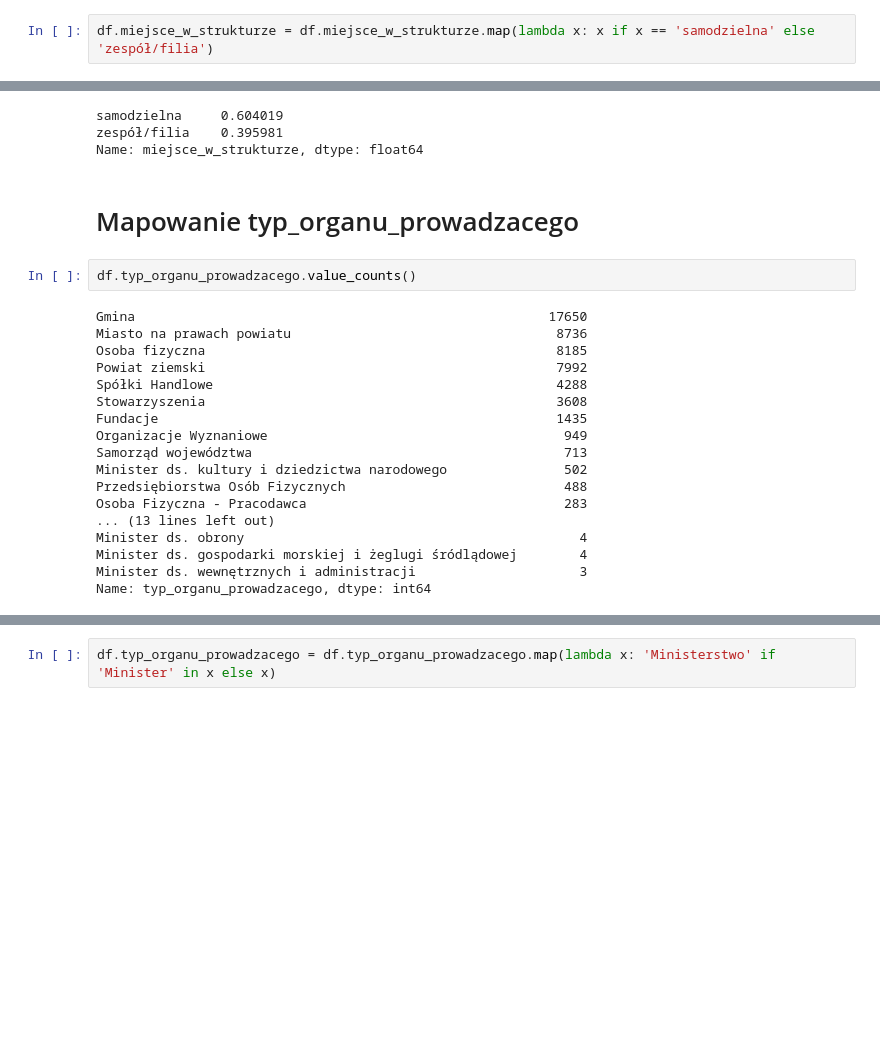
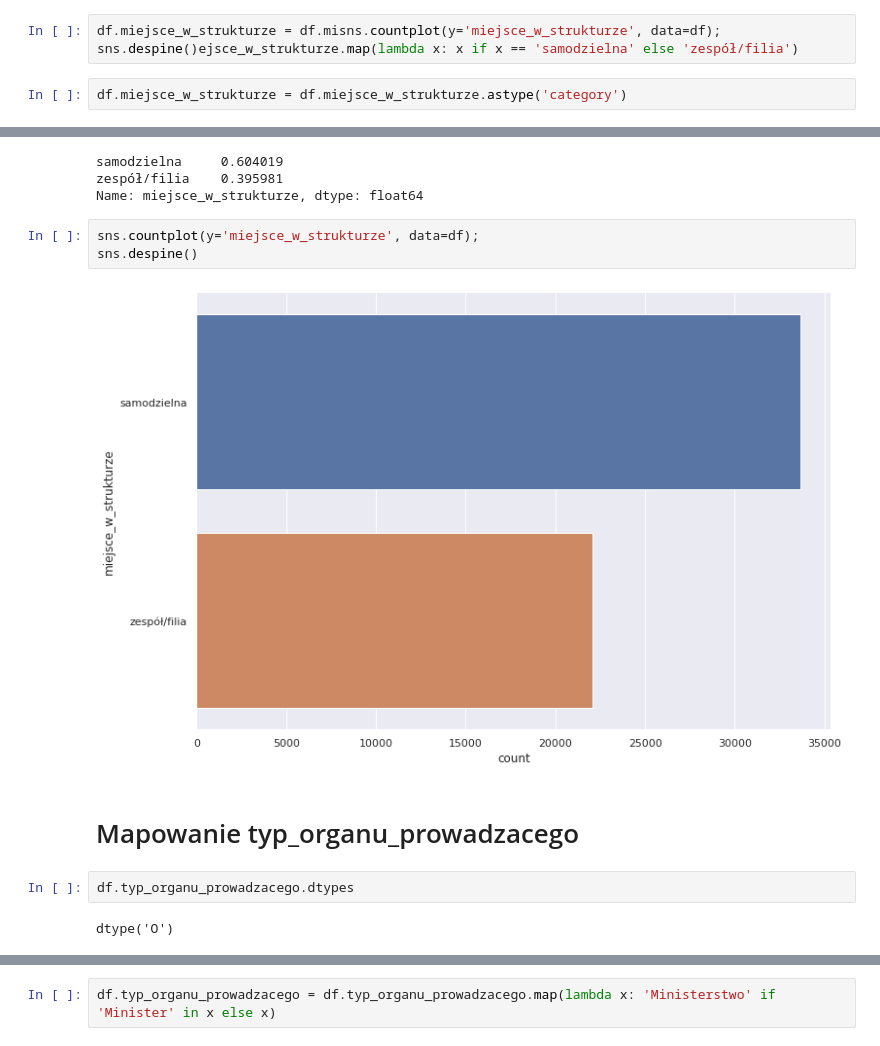
Before and after one commit to DataWorkshop-Foundation/way-to-school, a Jupyter notebook: notebooks/EDA.ipynb, the cells around one changed output, grey strips where cells are left out. Saved outputs shown, nothing was run; the diff lists cells and outputs as text; blank space fills up the shorter version.

```diff
--- a/notebooks/EDA.ipynb
+++ b/notebooks/EDA.ipynb
@@ -426,32 +450,24 @@ filia szkoły lub placówki                                 551
 szkoła lub placówka z filią                               372
 Name: miejsce_w_strukturze, dtype: int64
 # %%
-df.miejsce_w_strukturze = df.miejsce_w_strukturze.map(lambda x: x if x == 'samodzielna' else 'zespół/filia')
+df.miejsce_w_strukturze = df.misns.countplot(y='miejsce_w_strukturze', data=df);
+sns.despine()ejsce_w_strukturze.map(lambda x: x if x == 'samodzielna' else 'zespół/filia')
+# %%
+df.miejsce_w_strukturze = df.miejsce_w_strukturze.astype('category')
 # %%
 df.miejsce_w_strukturze.value_counts(normalize=True)
 # %% [output]
 samodzielna     0.604019
 zespół/filia    0.395981
 Name: miejsce_w_strukturze, dtype: float64
+# %%
+sns.countplot(y='miejsce_w_strukturze', data=df);
+sns.despine()
+# %% [output]
+[figure, added]
 # %% [markdown]
 # Mapowanie typ_organu_prowadzacego
 # %%
-df.typ_organu_prowadzacego.value_counts()
+df.typ_organu_prowadzacego.dtypes
 # %% [output]
-Gmina                                                     17650
-Miasto na prawach powiatu                                  8736
-Osoba fizyczna                                             8185
-Powiat ziemski                                             7992
-Spółki Handlowe                                            4288
-Stowarzyszenia                                             3608
-Fundacje                                                   1435
-Organizacje Wyznaniowe                                      949
-Samorząd województwa                                        713
-Minister ds. kultury i dziedzictwa narodowego               502
-Przedsiębiorstwa Osób Fizycznych                            488
-Osoba Fizyczna - Pracodawca                                 283
-... (13 lines left out)
-Minister ds. obrony                                           4
-Minister ds. gospodarki morskiej i żeglugi śródlądowej        4
-Minister ds. wewnętrznych i administracji                     3
-Name: typ_organu_prowadzacego, dtype: int64
+dtype('O')
```
Also changed, not shown: parts of 29 cells of this notebook.
